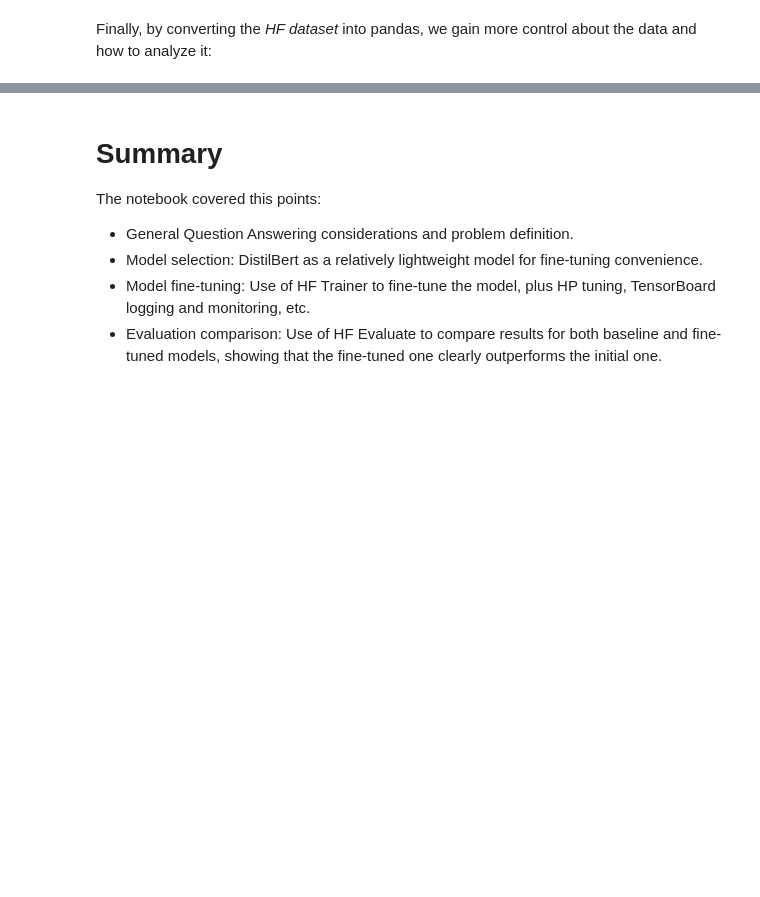
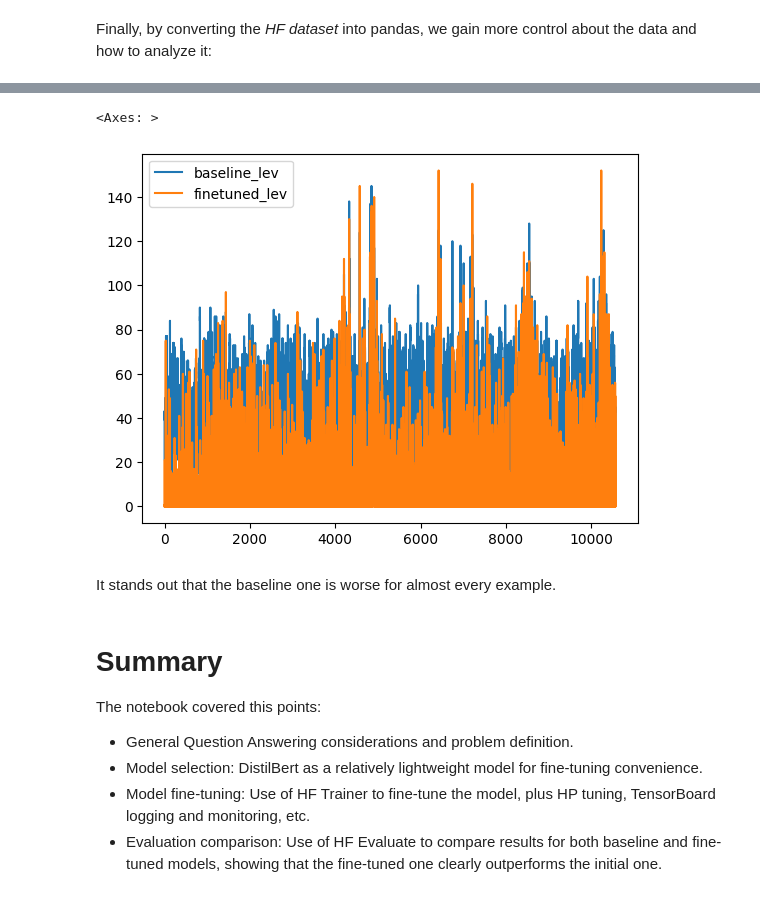
Before and after one commit to xavialex/llm-finetuning, a Jupyter notebook: llm-finetuning.ipynb, the cells around one changed output, grey strips where cells are left out. Cells and saved outputs as stored; diff of their text form; code cells hidden in the pictures; blank space fills up the shorter version.

```diff
--- a/llm-finetuning.ipynb
+++ b/llm-finetuning.ipynb
@@ -283,3 +325,10 @@ df.head(10).sort_values("finetuned_score", ascending=False)[["question", "contex
+# %%
+df[["baseline_lev", "finetuned_lev"]].plot()
+# %% [output]
+<Axes: >
+[figure, added]
+# %% [markdown]
+It stands out that the baseline one is worse for almost every example.
 # %% [markdown]
 # Summary
 
```
Also changed, not shown: parts of 11 cells of this notebook.
